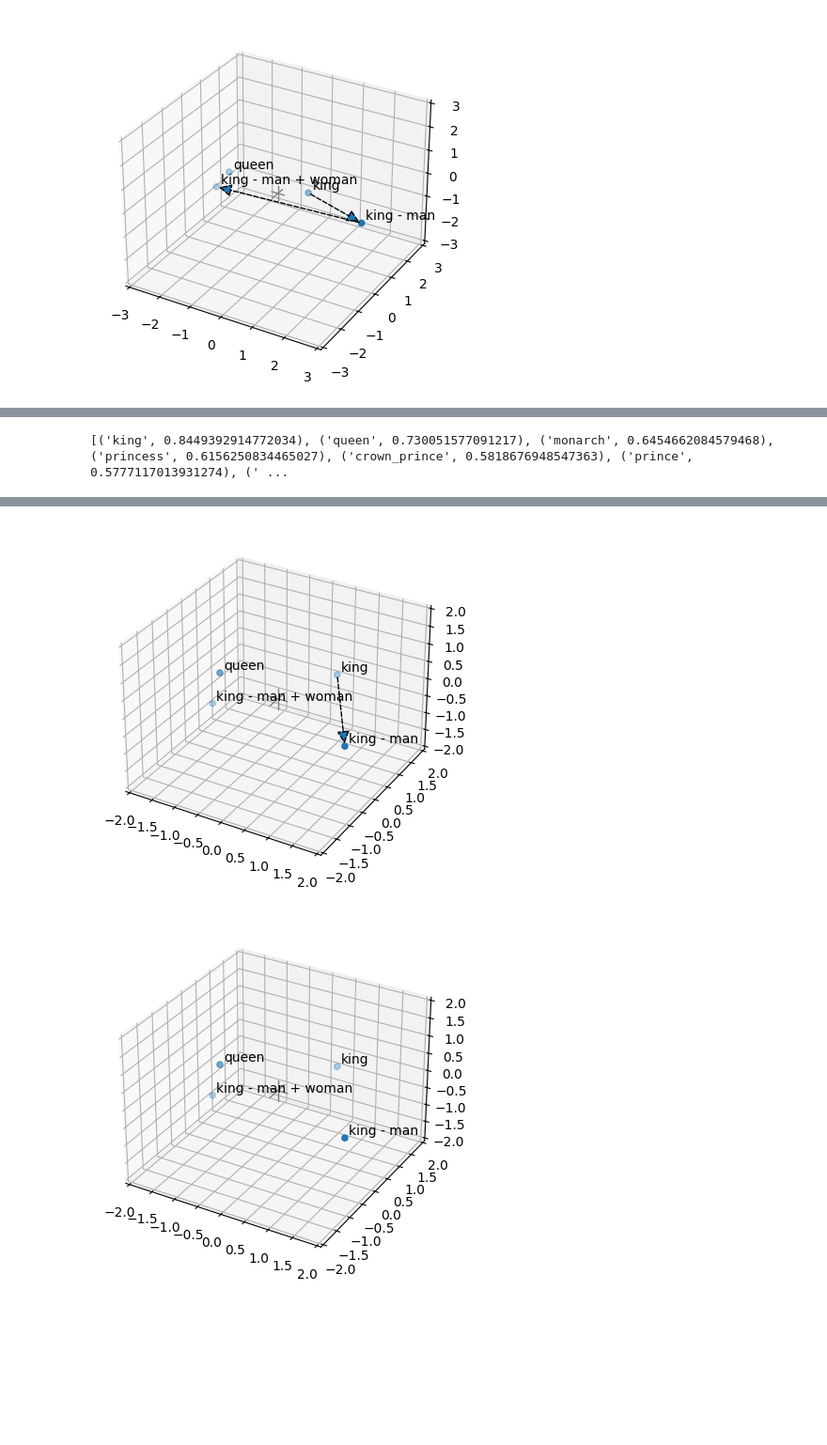
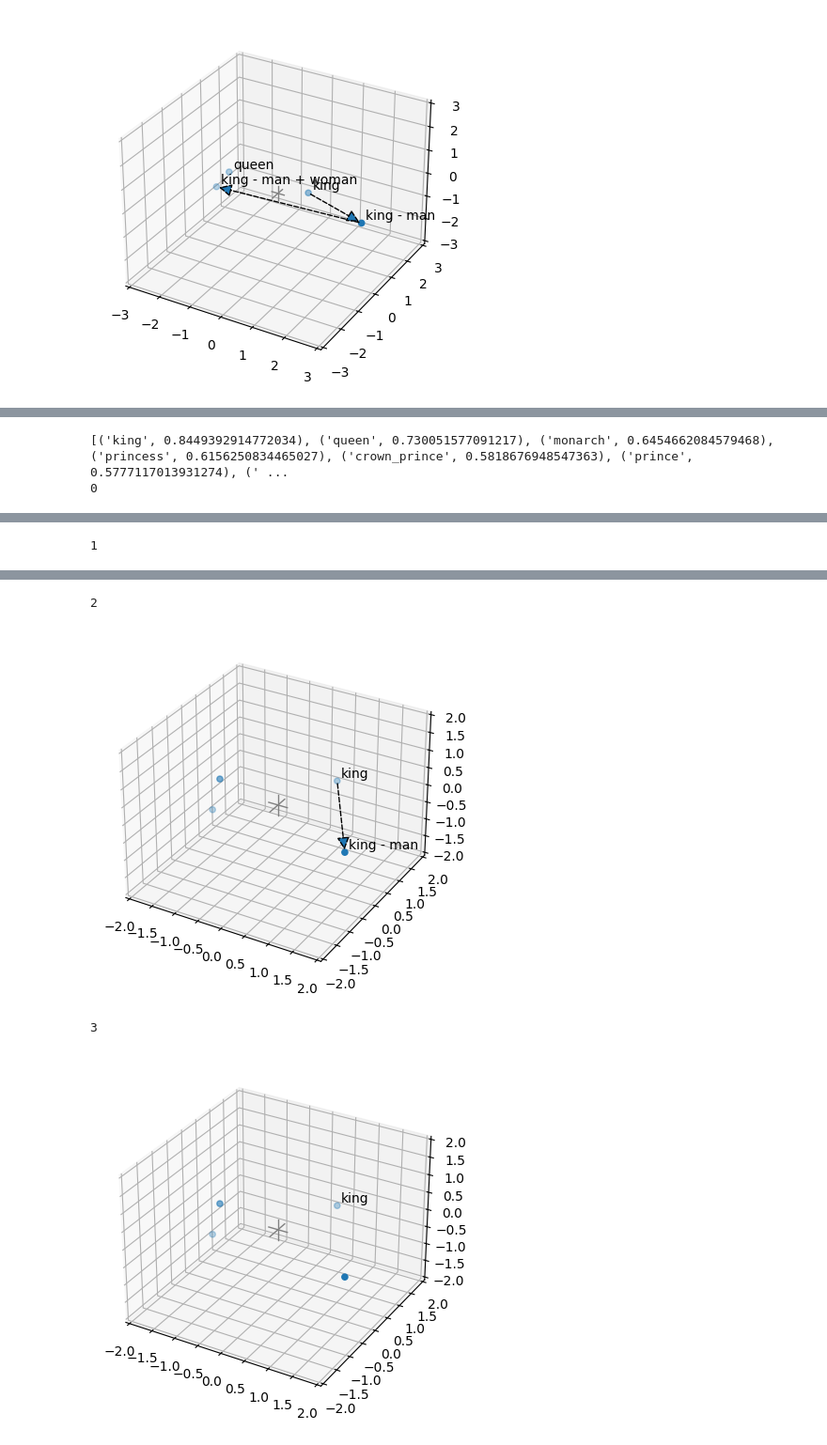
Before and after one commit to lettucegoblin/Machine-Learning-Illustrated-Examples, a Jupyter notebook: Exploring higher dimensional visualization.ipynb, the cells around one changed output, grey strips where cells are left out. Shown at 94% size. Cells and saved outputs as stored; diff of their text form; code cells hidden in the pictures; blank space fills up the shorter version.

```diff
--- a/Exploring higher dimensional visualization.ipynb
+++ b/Exploring higher dimensional visualization.ipynb
@@ -259,7 +291,9 @@ fig.tight_layout()
 # %%
 
-def plot_word_embeddings(words, vectors, arrowCount=0, dimensions=2):
+def plot_word_embeddings(words, vectors, arrowCount=0, dimensions=2, labelCount=None):
     # Get the word embeddings for a list of words
+    if labelCount is None:
+        labelCount = len(words)
 
 
     # Use PCA to reduce the dimensionality to 3D
@@ -301,7 +335,8 @@ def plot_word_embeddings(words, vectors, arrowCount=0, dimensions=2):
                        mutation_scale=20,
                        arrowstyle="-|>",
                        linestyle='dashed')
-        ax.annotate3D(word, (vectors_3d[i, 0], vectors_3d[i, 1], vectors_3d[i, 2]),
+        if i < labelCount:
+          ax.annotate3D(word, (vectors_3d[i, 0], vectors_3d[i, 1], vectors_3d[i, 2]),
                       xytext=(3, 3), textcoords='offset points')
 
     plt.show()
@@ -339,6 +374,7 @@ kingminusman = (model['king'] - model['man']).copy()
 kingagain = kingminusman + model['man']
 labels = ['king', 'king - man', 'king - man + man']
 vectors = [king, kingminusman, kingagain]
-plot_word_embeddings(labels, vectors, len(labels))
+for i, label in enumerate(labels):
+  plot_word_embeddings(labels, vectors, len(labels) - i)
 # %% [output]
 [figure]
@@ -355,10 +393,15 @@ labels = ['king', 'king - man', 'king - man + woman', 'queen']
 
 vectors = [model['king'], kingminusman, model['queen'], model['queen'] - model['her'] * 0.6]
 for i, label in enumerate(labels):
-  plot_word_embeddings(labels, vectors, len(labels) - i)
+  print(i)
+  arrowCount = len(labels) - (i)
+  if(i == 0):
+    arrowCount = arrowCount -1
+  plot_word_embeddings(labels, vectors, arrowCount, 2,len(labels) - (i))
 #plot_word_embeddings(['king', 'man', 'woman', analo_word[0][0]], 1)
 #plot_word_embeddings(['king', 'man', 'woman', analo_word[0][0]], 2)
 #plot_word_embeddings(['king', 'man', 'woman', analo_word[0][0]], 3)
 #plot_word_embeddings(['king', 'man', 'woman', analo_word[0][0]], 4)
 # %% [output]
 [('king', 0.8449392914772034), ('queen', 0.730051577091217), ('monarch', 0.6454662084579468), ('princess', 0.6156250834465027), ('crown_prince', 0.5818676948547363), ('prince', 0.5777117013931274), (' ...
+0
@@ -365,0 +409 @@ for i, label in enumerate(labels):
+1
@@ -367,5 +411,7 @@ for i, label in enumerate(labels):
+2
-[figure, old version]
+[figure, new version]
+3
-[figure, old version]
+[figure, new version]
 # %%
 
 def plot_vec_similiar_polysemy_homonymy(word_vectors, words, similiar_words1_vectors, similiar_words1, similiar_words2_vectors, similiar_words2):
```
Also changed, not shown: parts of 3 cells of this notebook.
